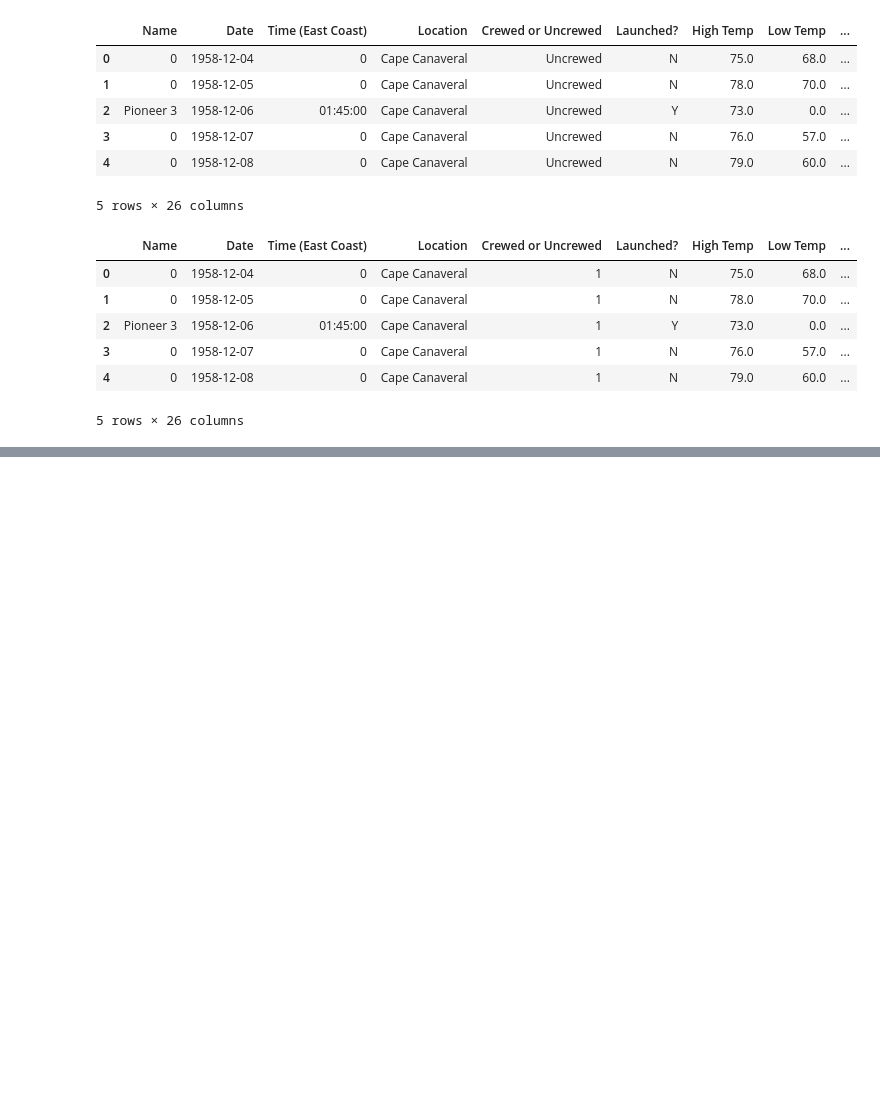
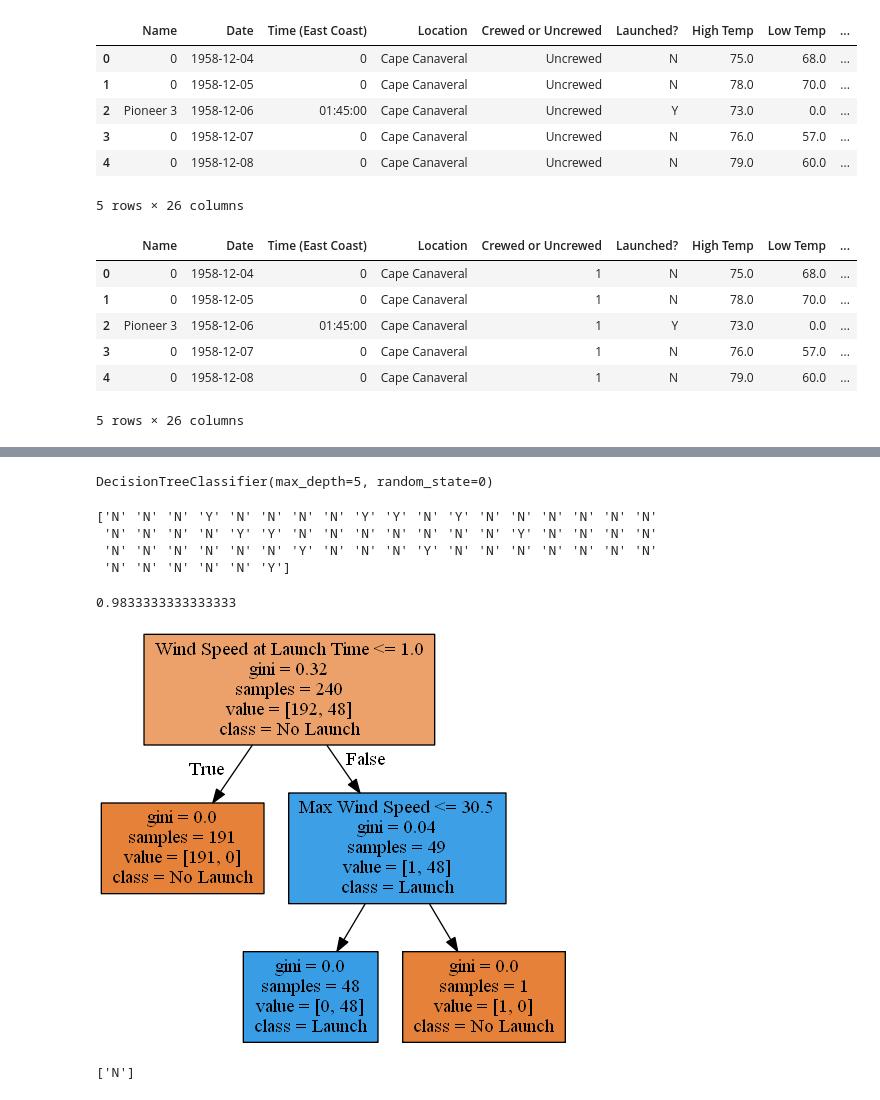
Before and after one commit to fabricioism/Predict-rocket-launch-delays, a Jupyter notebook: rocket-launches.ipynb, the cells around one changed output, grey strips where cells are left out. Saved outputs shown, nothing was run; the diff lists cells and outputs as text; code cells hidden in the pictures; blank space fills up the shorter version.

Commit message:
:rocket: Builing,  fitting and testing the model

```diff
--- a/rocket-launches.ipynb
+++ b/rocket-launches.ipynb
@@ -87,0 +136,47 @@ launch_data.head()
+# %%
+""" Predict a rocket launch given weather conditions is a yes or no question. This is a two-class classification problem. We'll use a decision tree given that is an accurate and fast training algorithm.
+
+For this job we'll use sickit-learn. """
+
+tree_model = DecisionTreeClassifier(random_state=0,max_depth=5)
+# %%
+#Splitting data
+"""
+Test size: 0.2 - 80% training size, 20% test size
+Random state: 99 -  random seed"""
+X_train, X_test, y_train, y_test = train_test_split(X,y, test_size=0.2, random_state=99)
+# %%
+# Fitting the model to the training data
+tree_model.fit(X_train,y_train)
+# %% [output]
+DecisionTreeClassifier(max_depth=5, random_state=0)
+# %%
+#Testing the model
+y_pred = tree_model.predict(X_test)
+print(y_pred)
+# %% [output]
+['N' 'N' 'N' 'Y' 'N' 'N' 'N' 'N' 'Y' 'Y' 'N' 'Y' 'N' 'N' 'N' 'N' 'N' 'N'
+ 'N' 'N' 'N' 'N' 'Y' 'Y' 'N' 'N' 'N' 'N' 'N' 'N' 'N' 'Y' 'N' 'N' 'N' 'N'
+ 'N' 'N' 'N' 'N' 'N' 'N' 'Y' 'N' 'N' 'N' 'Y' 'N' 'N' 'N' 'N' 'N' 'N' 'N'
+ 'N' 'N' 'N' 'N' 'N' 'Y']
+# %%
+#Scoring the model
+# Calculate accuracy
+tree_model.score(X_test,y_test)
+# %% [output]
+0.9833333333333333
+# %%
+#Creating the visual tree
+# Let's  visualizing our decision tree.
+from sklearn.tree import export_graphviz
+
+def tree_graph_to_png(tree, feature_names,class_names, png_file_to_save):
+    tree_str = export_graphviz(tree, feature_names=feature_names, class_names=class_names,
+                                     filled=True, out_file=None)
+    graph = pydotplus.graph_from_dot_data(tree_str)
+    return Image(graph.create_png())
+# %%
+# This function  visualizes the model.
+tree_graph_to_png(tree=tree_model, feature_names=X.columns.values,class_names=['No Launch','Launch'], png_file_to_save='decision-tree.png')
+# %% [output]
+[figure, added]
@@ -87,0 +204,4 @@ launch_data.head()
+# %%
+print(test)
+# %% [output]
+['N']
```
Also changed, not shown: parts of 11 cells of this notebook.
